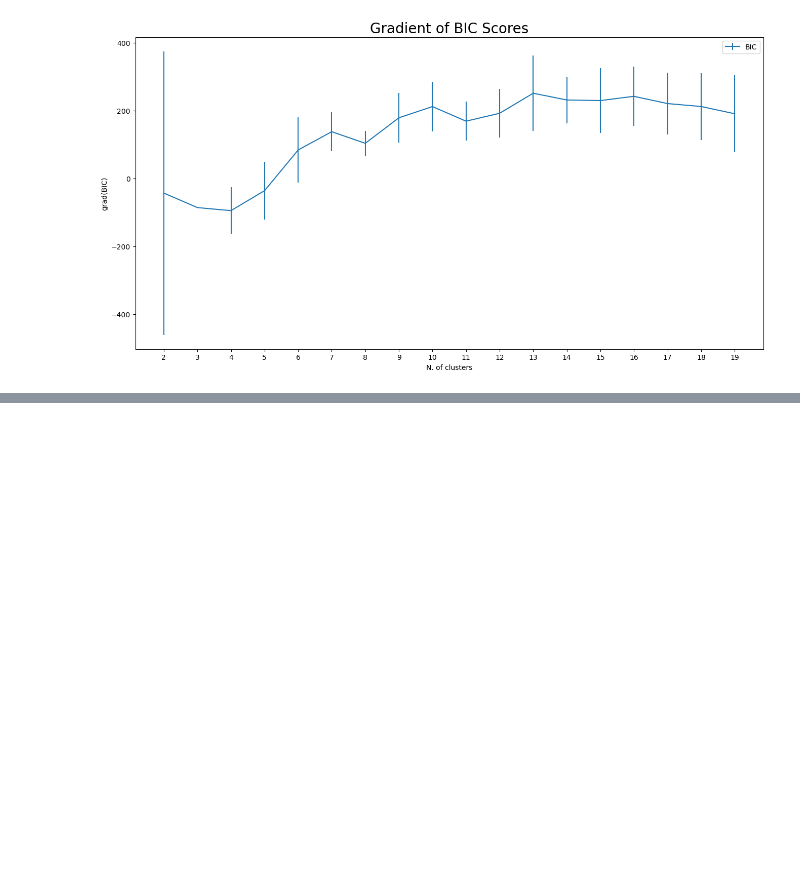
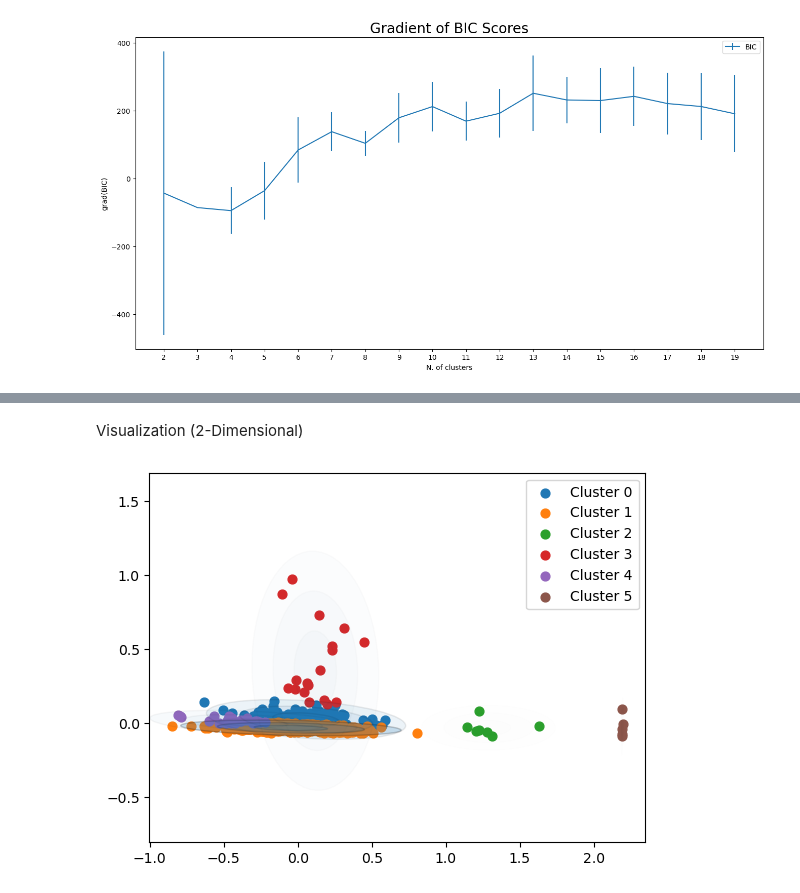
Before and after one commit to JonathanHuangg/Diversify, a Jupyter notebook: src/GMM/project_mid.ipynb, the cells around one changed output, grey strips where cells are left out. Saved outputs shown, nothing was run; the diff lists cells and outputs as text; code cells hidden in the pictures; blank space fills up the shorter version.

```diff
--- a/src/GMM/project_mid.ipynb
+++ b/src/GMM/project_mid.ipynb
@@ -150,0 +218,45 @@ For probs.csv files, the Symbol (stock ticker) column needs to be added.
+# %% [markdown]
+Visualization (2-Dimensional)
+# %%
+from matplotlib.patches import Ellipse
+
+def draw_ellipse(position, covariance, ax=None, **kwargs):
+    """Draw an ellipse with a given position and covariance"""
+    ax = ax or plt.gca()
+
+    # Convert covariance to principal axes
+    if covariance.shape == (2, 2):
+        U, s, Vt = np.linalg.svd(covariance)
+        angle = np.degrees(np.arctan2(U[1, 0], U[0, 0]))
+        width, height = 2 * np.sqrt(s)
+    else:
+        angle = 0
+        width, height = 2 * np.sqrt(covariance)
+
+    # Draw the Ellipse
+    for nsig in range(1, 4):
+        ax.add_patch(Ellipse(position, nsig * width, nsig * height,
+                             angle, edgecolor='black', **kwargs))
+
+
+def plot_gmm(gmm, X, label=True, ax=None):
+    ax = ax or plt.gca()
+    labels = gmm.fit(X).predict(X)
+    if label:
+        # Create labels for each cluster
+        unique_labels = list(set(labels))
+        for label_id in unique_labels:
+            ax.scatter(X[labels == label_id, 0], X[labels == label_id, 1], s=40, label=f'Cluster {label_id}')
+
+        ax.legend()  # Display the legend
+    else:
+        ax.scatter(X[:, 0], X[:, 1], s=40, zorder=2)
+    ax.axis('equal')
+
+    w_factor = 0.2 / gmm.weights_.max()
+    for pos, covar, w in zip(gmm.means_, gmm.covariances_, gmm.weights_):
+        draw_ellipse(pos, covar, alpha=w * w_factor)
+# %%
+plot_gmm(gmm, reduced_data.values)
+# %% [output]
+[figure, added]
```
Also changed, not shown: parts of 11 cells of this notebook, 3 other files.
